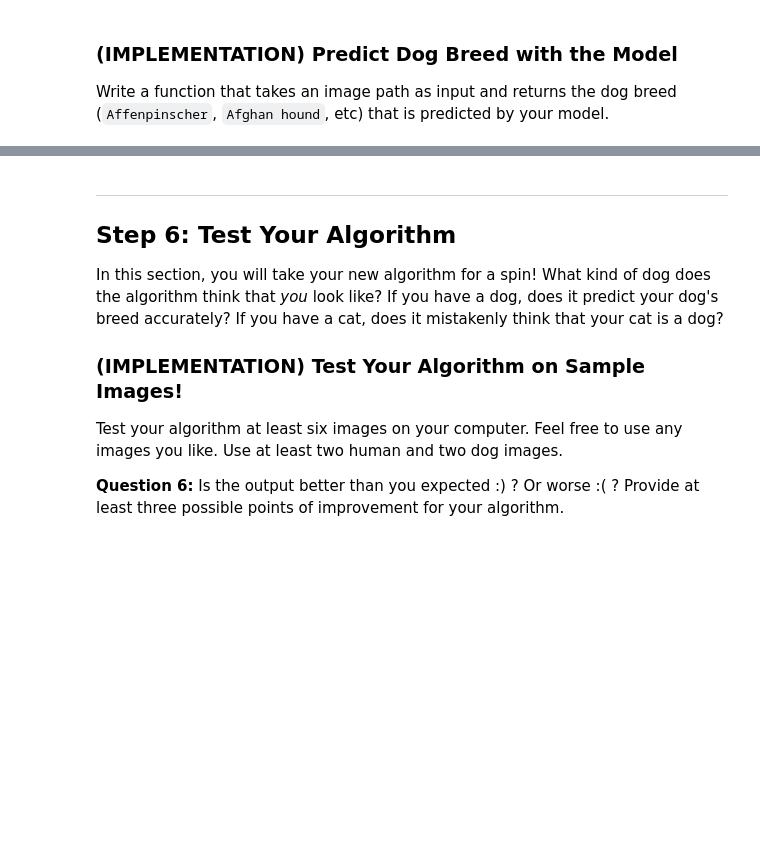
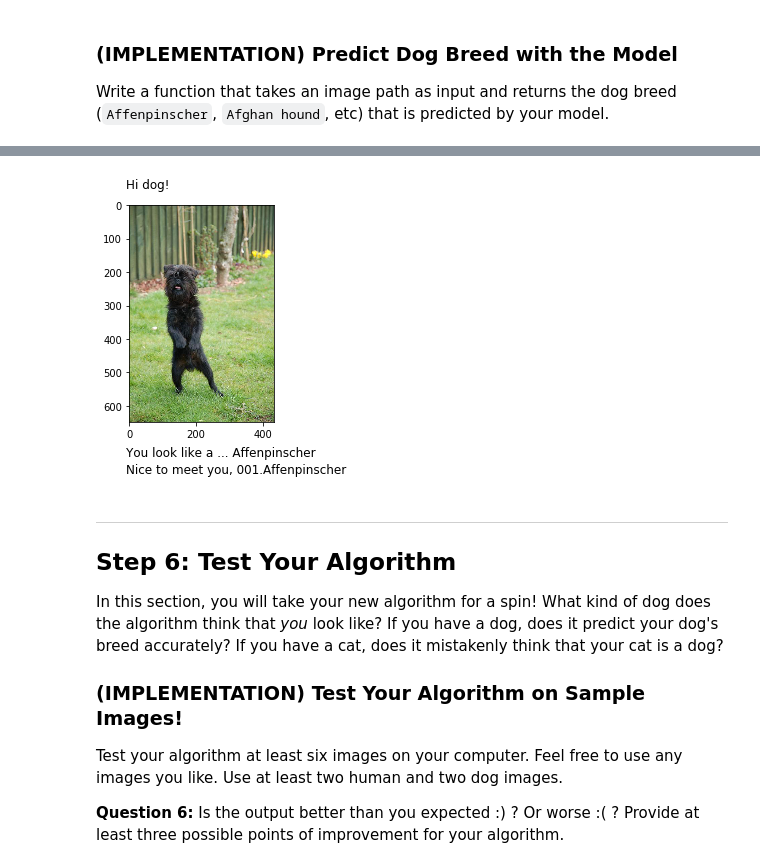
Before and after one commit to petersiemen/dog-breed-classifier, a Jupyter notebook: dog-breed-classifier/dog_app.ipynb, the cells around one changed output, grey strips where cells are left out. Drawn from its saved outputs; the diff is of its cells as text; code cells hidden in the pictures; blank space fills up the shorter version.

```diff
--- a/dog-breed-classifier/dog_app.ipynb
+++ b/dog-breed-classifier/dog_app.ipynb
@@ -981,6 +1010,8 @@ def run_app(img_path):
     plt.show()
 # %%
-run_app("./dogImagesSample/valid/001.Affenpinscher/Affenpinscher_00038.jpg")
+run_app("./dogImages/valid/001.Affenpinscher/Affenpinscher_00038.jpg")
+# %% [output]
+[figure, added]
 # %% [markdown]
 ---
 <a id='step6'></a>
```
Also changed, not shown: parts of 6 cells of this notebook, 1 other file.
